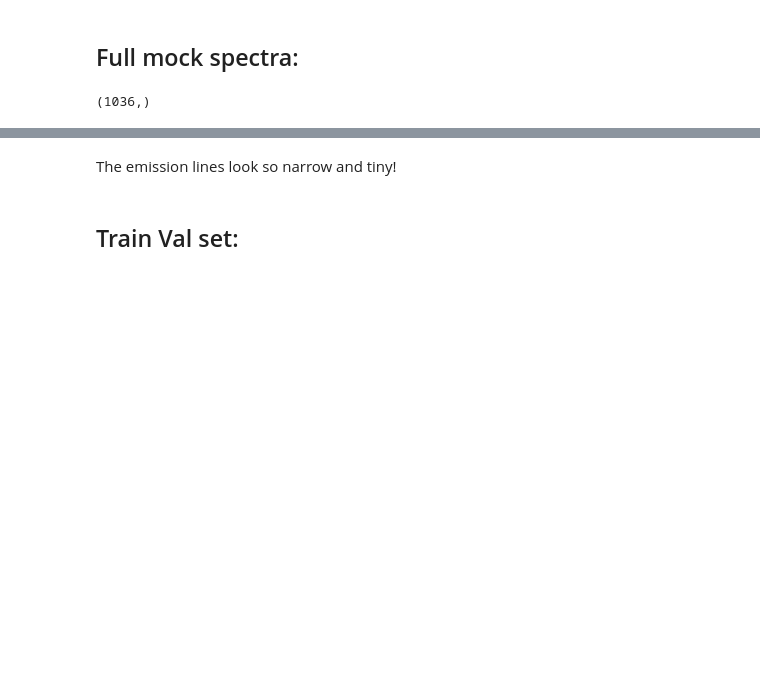
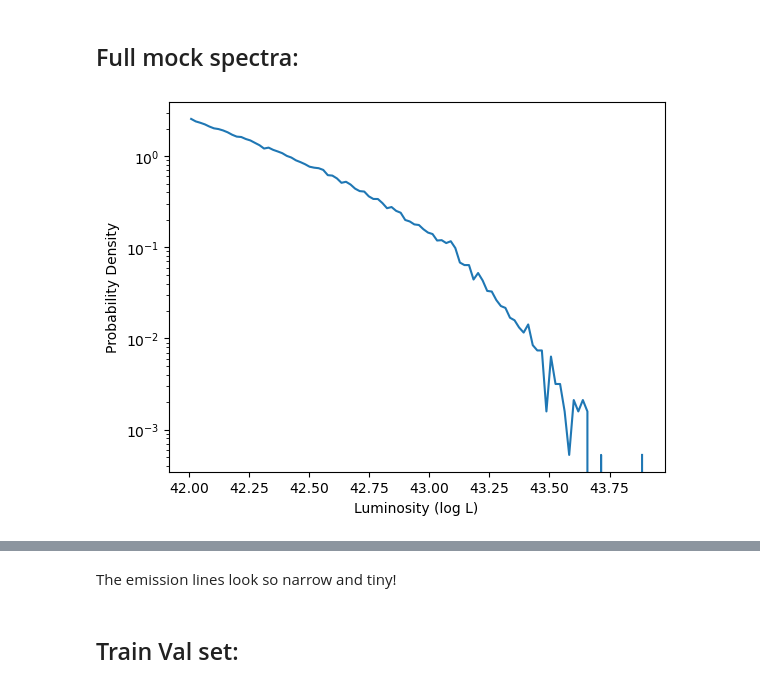
Before and after one commit to qezlou/BlindSight, a Jupyter notebook: notebooks/mock_spectra.ipynb, the cells around one changed output, grey strips where cells are left out. Cells and saved outputs as stored; diff of their text form; code cells hidden in the pictures; blank space fills up the shorter version.

```diff
--- a/notebooks/mock_spectra.ipynb
+++ b/notebooks/mock_spectra.ipynb
@@ -87,6 +87,15 @@ mock_spec.save_spectra(output_file)
-# %%
-mock_spec.wave.shape
-# %% [output]
-(1036,)
+# %%
+import numpy as np
+L = mock_spec.emission_line.draw_luminosity_func()
+hist, bin_edges = np.histogram(L, bins=100, density=True)
+mbins = 0.5 * (bin_edges[1:] + bin_edges[:-1])
+import matplotlib.pyplot as plt
+fig, ax = plt.subplots(1,1)
+ax.plot(mbins, hist, label='Luminosity Distribution')
+ax.set_xlabel('Luminosity (log L)')
+ax.set_ylabel('Probability Density')
+ax.set_yscale('log')
+# %% [output]
+[figure, added]
 # %%
 mock_spec = data.MockSpectra(size=10, data_dir=data_dir, output_file=output_file)
```
Also changed, not shown: parts of 4 cells of this notebook, 1 other file.
